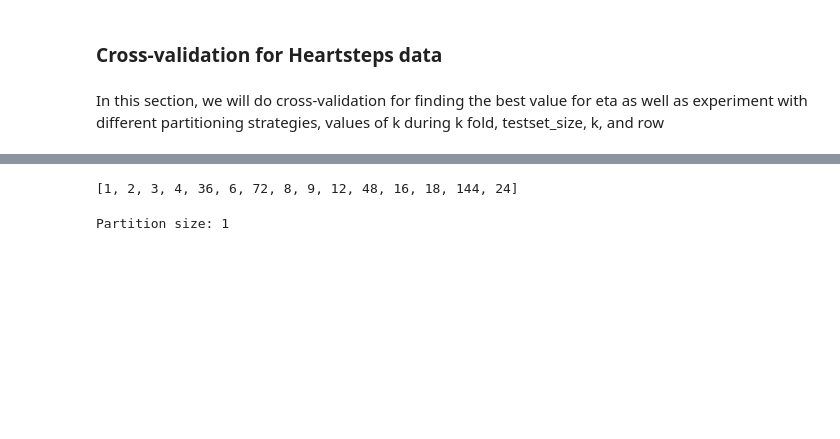
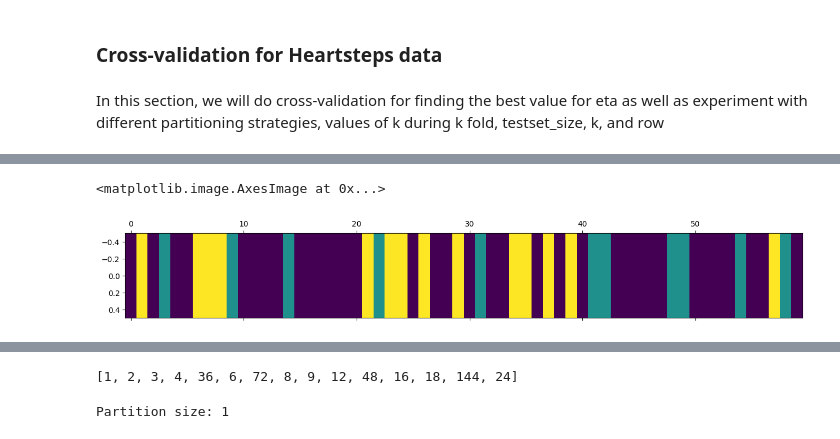
Before and after one commit to calebchin/Heartsteps-DNN, a Jupyter notebook: distributionalnn_heartsteps.ipynb, the cells around one changed output, grey strips where cells are left out. Saved outputs shown, nothing was run; the diff lists cells and outputs as text; code cells hidden in the pictures; blank space fills up the shorter version.

```diff
--- a/distributionalnn_heartsteps.ipynb
+++ b/distributionalnn_heartsteps.ipynb
@@ -1381,6 +1381,7 @@ array([8.92911575e-264, 5.00000000e-001, 5.00000000e-001])
 # %% [markdown]
 ## Optimal Transport/Wasserstein Implementation
 # %%
-# Wassertein distance -> the barycenter is described by its order statistics, which we use as
-# our estimates for imputation? it seems like it becomes the mean of the (sorted)
-# neighbors at the measurement level in the empirical case
+# load in the data sets
+A_hs = np.load("heartsteps_mask.npy")
+M_hs = np.load("heartsteps_data.npy")
+M_hs
@@ -1694,0 +1889,8 @@ def test_w2_cv_heartsteps(M_hs, A_hs, testset_size, k, row, negate_mask = False)
+# %%
+# we take the first 40 days of the trials to maintain user density
+M_hs_40 = M_hs[:, 0:200]
+A_hs_40 = A_hs[:, 0:200]
+matshow(A_hs_40[29:30, -60:], aspect = "auto")
+# %% [output]
+<matplotlib.image.AxesImage at 0x...>
+[figure, added]
```
Also changed, not shown: parts of 23 cells of this notebook.
